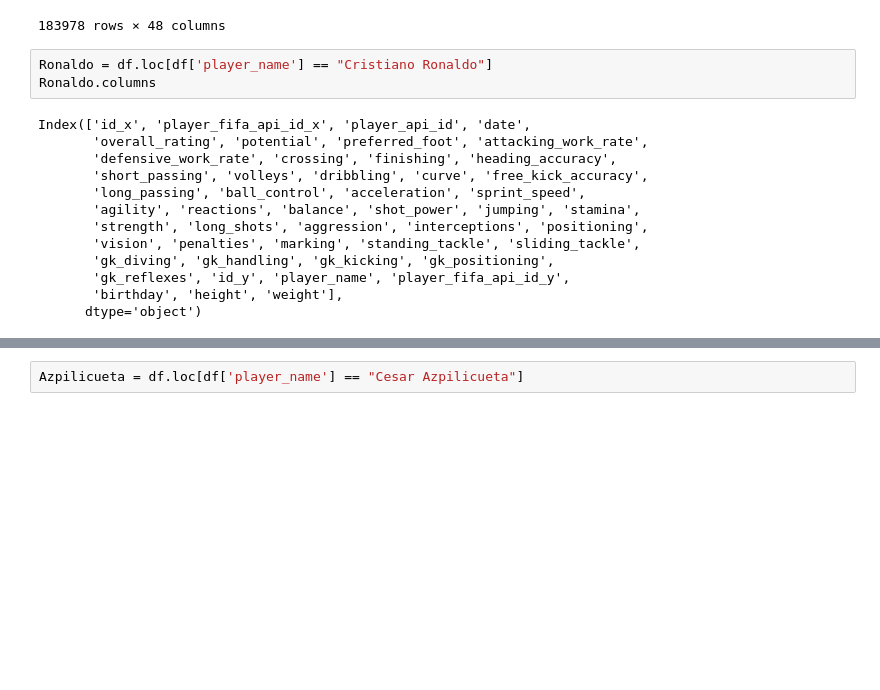
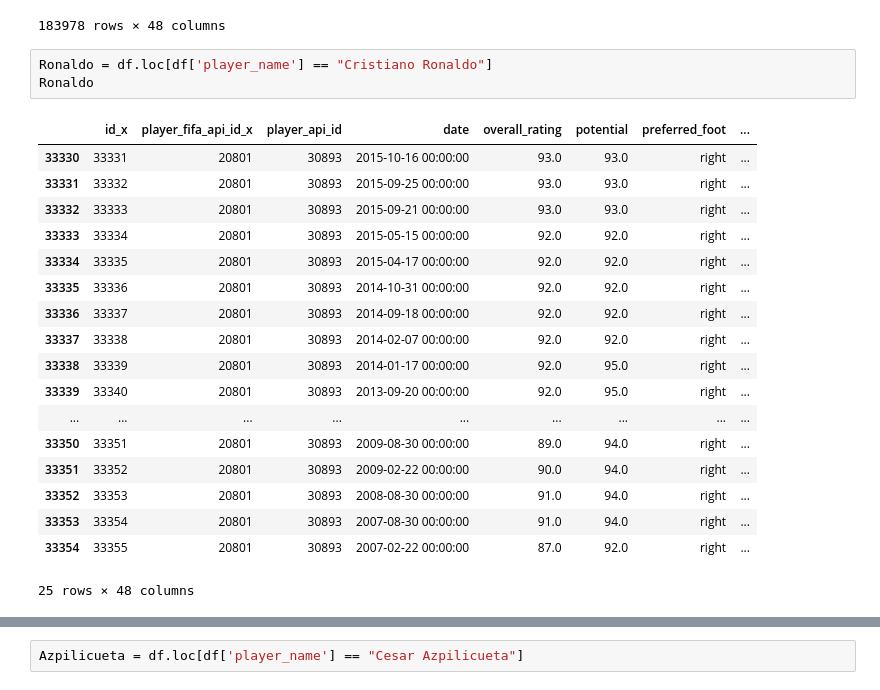
Before and after one commit to arditluzi1/DoppExercise2, a Jupyter notebook: notebooks/player_team_analysis.ipynb, the cells around one changed output, grey strips where cells are left out. Saved outputs shown, nothing was run; the diff lists cells and outputs as text; blank space fills up the shorter version.

```diff
--- a/notebooks/player_team_analysis.ipynb
+++ b/notebooks/player_team_analysis.ipynb
@@ -135,19 +135,25 @@ df
 183978 rows × 48 columns
 # %%
 Ronaldo = df.loc[df['player_name'] == "Cristiano Ronaldo"]
-Ronaldo.columns
+Ronaldo
 # %% [output]
+|  | id_x | player_fifa_api_id_x | player_api_id | date | overall_rating | potential | preferred_foot | ... |
+| 33330 | 33331 | 20801 | 30893 | 2015-10-16 00:00:00 | 93.0 | 93.0 | right | ... |
+| 33331 | 33332 | 20801 | 30893 | 2015-09-25 00:00:00 | 93.0 | 93.0 | right | ... |
+| 33332 | 33333 | 20801 | 30893 | 2015-09-21 00:00:00 | 93.0 | 93.0 | right | ... |
+| 33333 | 33334 | 20801 | 30893 | 2015-05-15 00:00:00 | 92.0 | 92.0 | right | ... |
+| 33334 | 33335 | 20801 | 30893 | 2015-04-17 00:00:00 | 92.0 | 92.0 | right | ... |
+| 33335 | 33336 | 20801 | 30893 | 2014-10-31 00:00:00 | 92.0 | 92.0 | right | ... |
+| 33336 | 33337 | 20801 | 30893 | 2014-09-18 00:00:00 | 92.0 | 92.0 | right | ... |
+| 33337 | 33338 | 20801 | 30893 | 2014-02-07 00:00:00 | 92.0 | 92.0 | right | ... |
+| 33338 | 33339 | 20801 | 30893 | 2014-01-17 00:00:00 | 92.0 | 95.0 | right | ... |
+| 33339 | 33340 | 20801 | 30893 | 2013-09-20 00:00:00 | 92.0 | 95.0 | right | ... |
+| ... | ... | ... | ... | ... | ... | ... | ... | ... |
+| 33350 | 33351 | 20801 | 30893 | 2009-08-30 00:00:00 | 89.0 | 94.0 | right | ... |
+| 33351 | 33352 | 20801 | 30893 | 2009-02-22 00:00:00 | 90.0 | 94.0 | right | ... |
+| 33352 | 33353 | 20801 | 30893 | 2008-08-30 00:00:00 | 91.0 | 94.0 | right | ... |
+| 33353 | 33354 | 20801 | 30893 | 2007-08-30 00:00:00 | 91.0 | 94.0 | right | ... |
+| 33354 | 33355 | 20801 | 30893 | 2007-02-22 00:00:00 | 87.0 | 92.0 | right | ... |
-Index(['id_x', 'player_fifa_api_id_x', 'player_api_id', 'date',
-       'overall_rating', 'potential', 'preferred_foot', 'attacking_work_rate',
-       'defensive_work_rate', 'crossing', 'finishing', 'heading_accuracy',
-       'short_passing', 'volleys', 'dribbling', 'curve', 'free_kick_accuracy',
-       'long_passing', 'ball_control', 'acceleration', 'sprint_speed',
-       'agility', 'reactions', 'balance', 'shot_power', 'jumping', 'stamina',
-       'strength', 'long_shots', 'aggression', 'interceptions', 'positioning',
-       'vision', 'penalties', 'marking', 'standing_tackle', 'sliding_tackle',
-       'gk_diving', 'gk_handling', 'gk_kicking', 'gk_positioning',
-       'gk_reflexes', 'id_y', 'player_name', 'player_fifa_api_id_y',
-       'birthday', 'height', 'weight'],
-      dtype='object')
+25 rows × 48 columns
 # %%
 Ramos = df.loc[df['player_name'] == "Sergio Ramos"]
```
Also changed, not shown: parts of 17 cells of this notebook.
